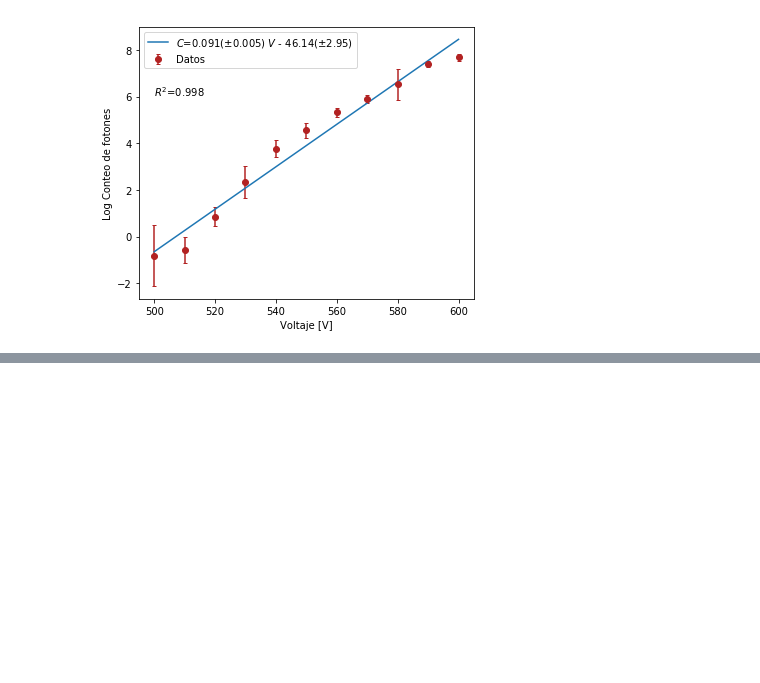
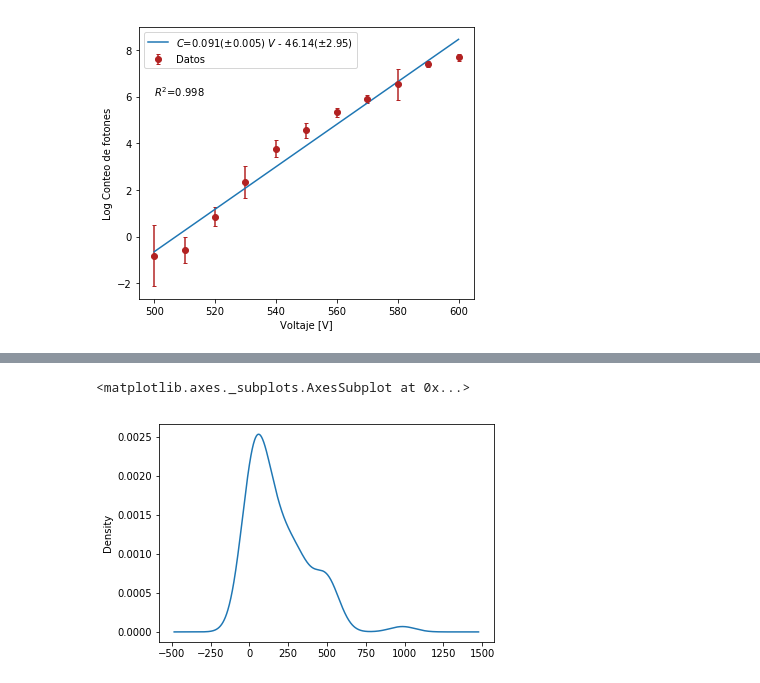
Before and after one commit to jamontanac/Laboratorio-Avanzado, a Jupyter notebook: Double_Slit/Analisis.ipynb, the cells around one changed output, grey strips where cells are left out. Drawn from its saved outputs; the diff is of its cells as text; code cells hidden in the pictures; blank space fills up the shorter version.

```diff
--- a/Double_Slit/Analisis.ipynb
+++ b/Double_Slit/Analisis.ipynb
@@ -150,0 +165,5 @@ plt.show()
+# %%
+conteos[conteos.conteo<1000].conteo.plot.kde()
+# %% [output]
+<matplotlib.axes._subplots.AxesSubplot at 0x...>
+[figure, added]
```
Also changed, not shown: parts of 9 cells of this notebook.
